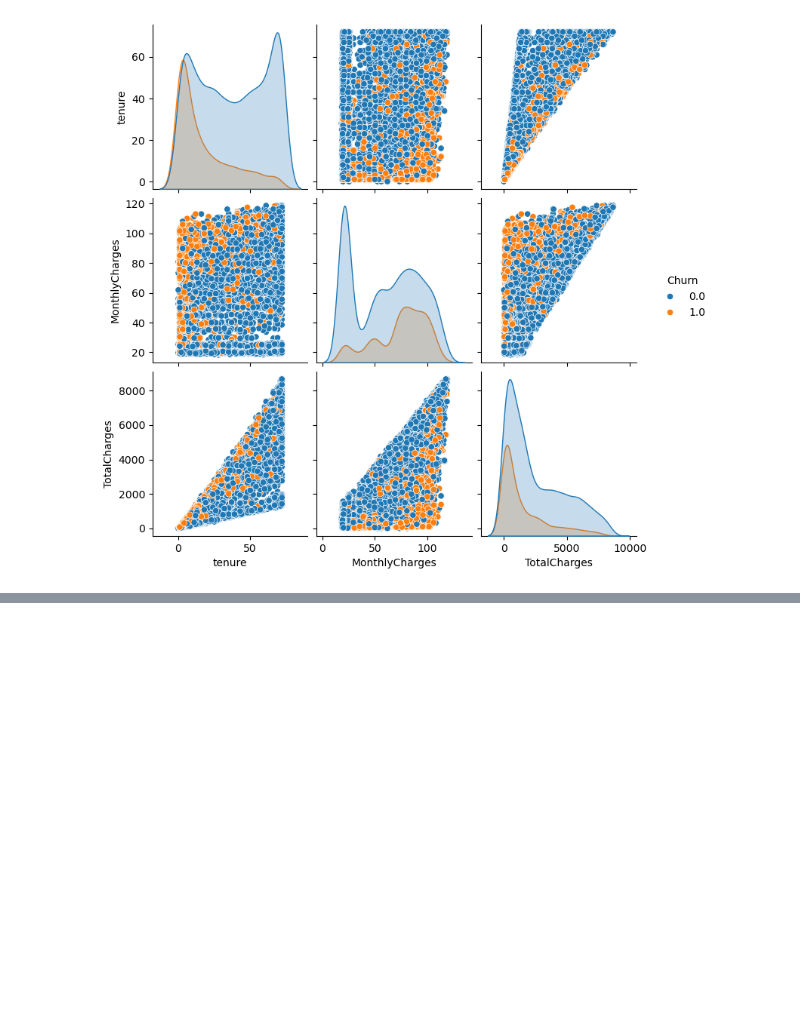
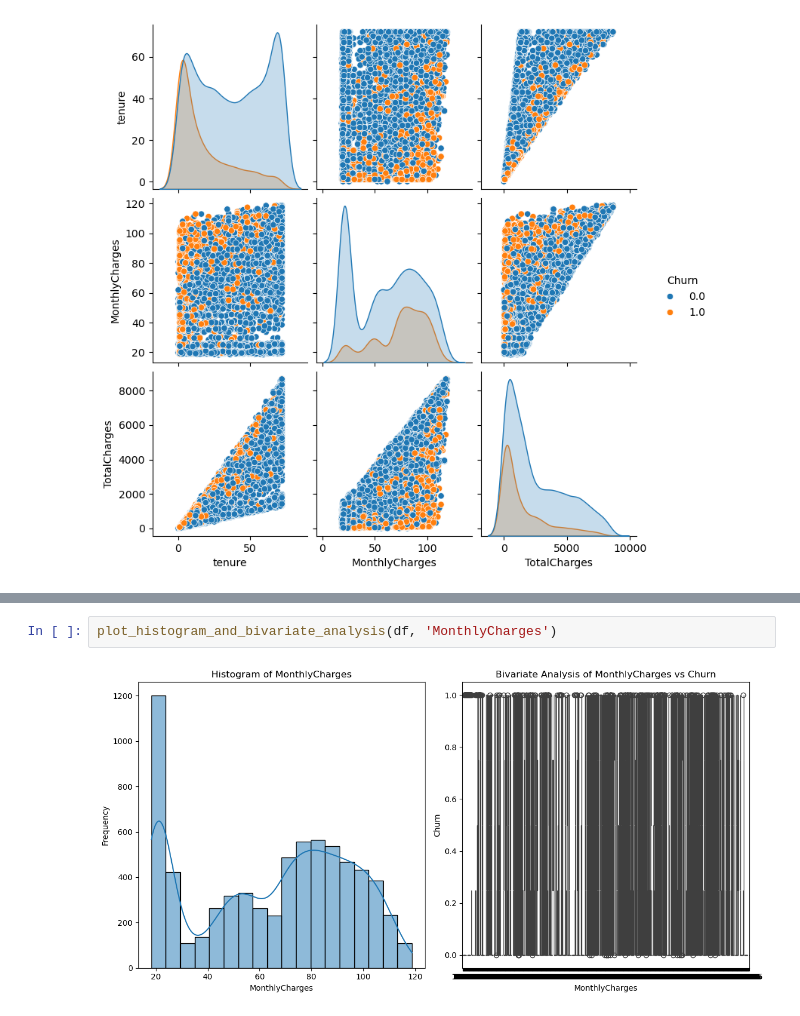
Before and after one commit to AghababyanSG/Telco_Customer_Churn, a Jupyter notebook: preliminary_analysis.ipynb, the cells around one changed output, grey strips where cells are left out. Drawn from its saved outputs; the diff is of its cells as text; blank space fills up the shorter version.

```diff
--- a/preliminary_analysis.ipynb
+++ b/preliminary_analysis.ipynb
@@ -342,0 +373,4 @@ print(f1_score(y_test, y_pred))
+# %%
+plot_histogram_and_bivariate_analysis(df, 'MonthlyCharges')
+# %% [output]
+[figure, added]
```
Also changed, not shown: parts of 12 cells of this notebook, 1 other file.
